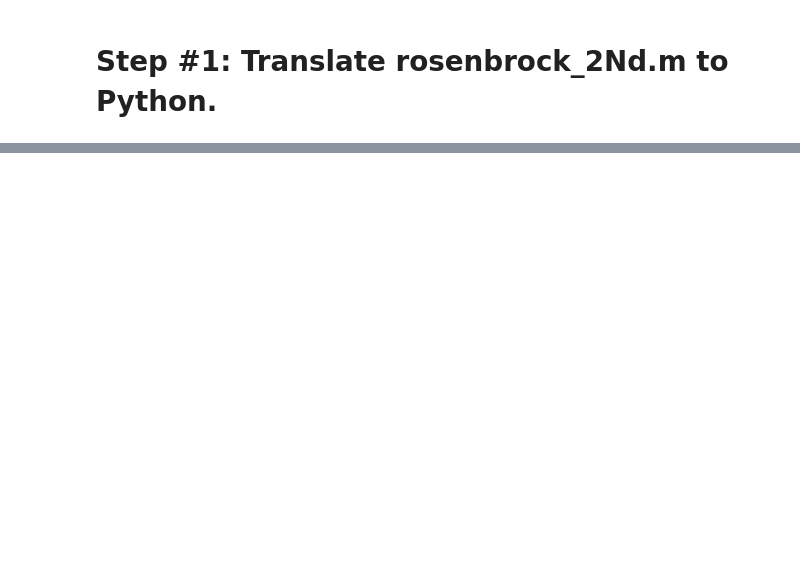
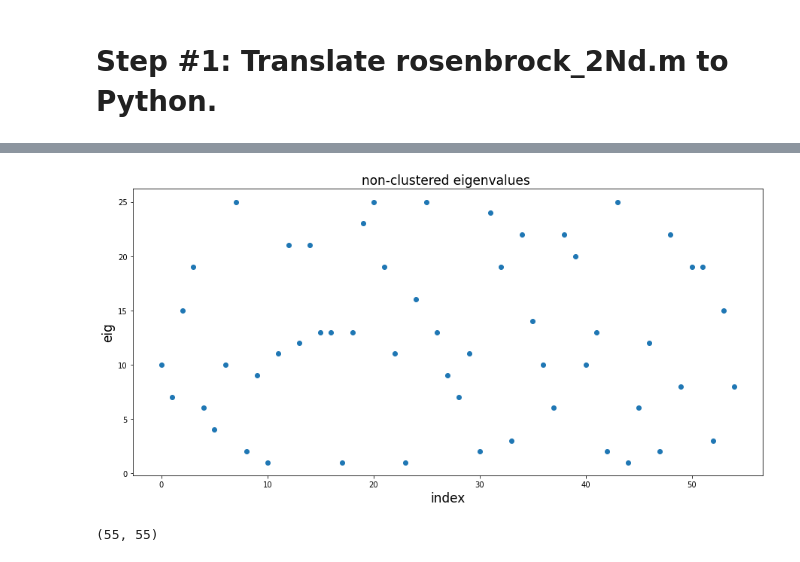
Before and after one commit to opaliss/optimization_notebooks, a Jupyter notebook: homework_5.ipynb, the cells around one changed output, grey strips where cells are left out. Drawn from its saved outputs; the diff is of its cells as text; code cells hidden in the pictures; blank space fills up the shorter version.

```diff
--- a/homework_5.ipynb
+++ b/homework_5.ipynb
@@ -206,0 +264,10 @@ fig.show()
+# %%
+fig, ax = plt.subplots(1, 1)
+randnums= np.random.randint(1,26,55)
+ax.scatter(np.arange(len(randnums)), randnums)
+
+_ = ax.set_title("non-clustered eigenvalues ", fontsize=17)
+_ = ax.set_xlabel("index", fontsize=17)
+_ = ax.set_ylabel("eig", fontsize=17)
+# %% [output]
+[figure, added]
@@ -206,0 +276,4 @@ fig.show()
+# %%
+np.shape(A_non_cluster)
+# %% [output]
+(55, 55)
```
Also changed, not shown: parts of 59 cells of this notebook, 3 other files.
